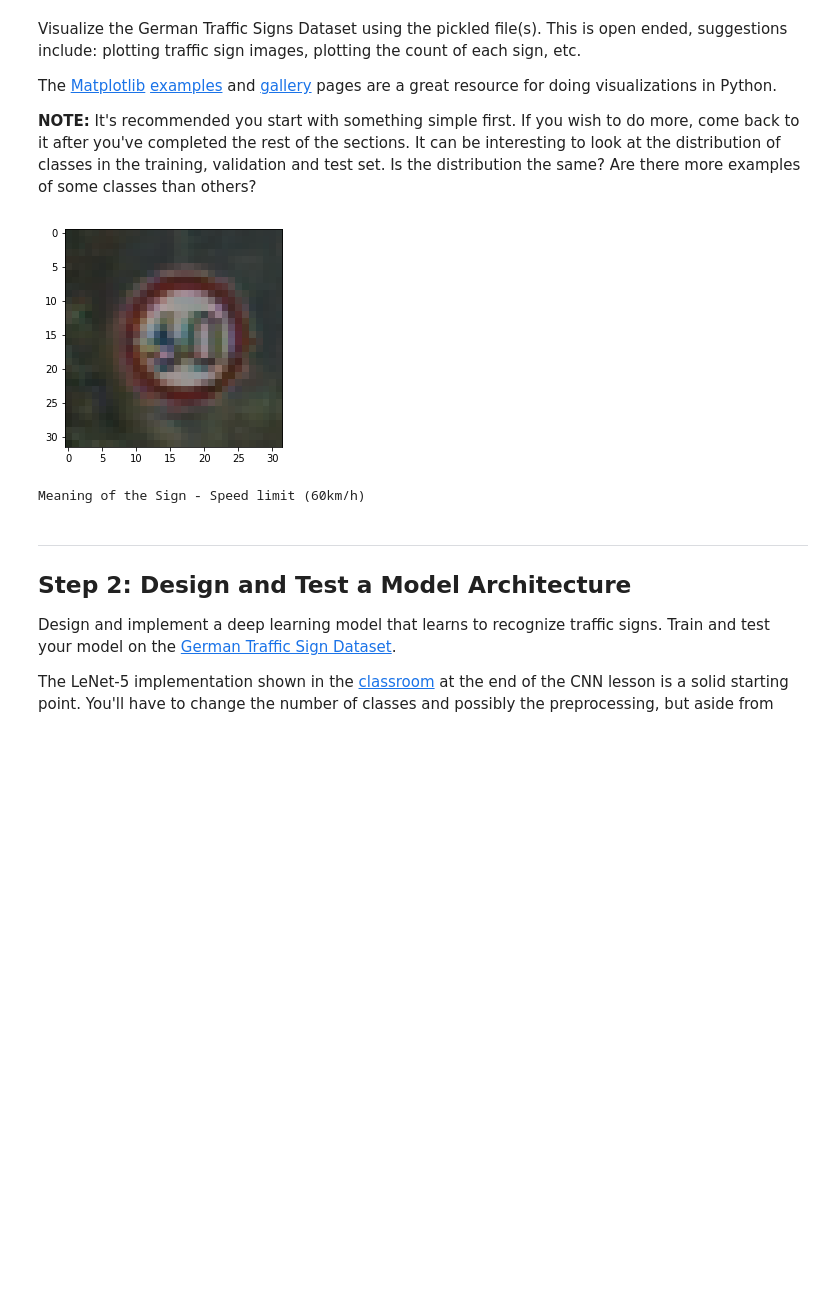
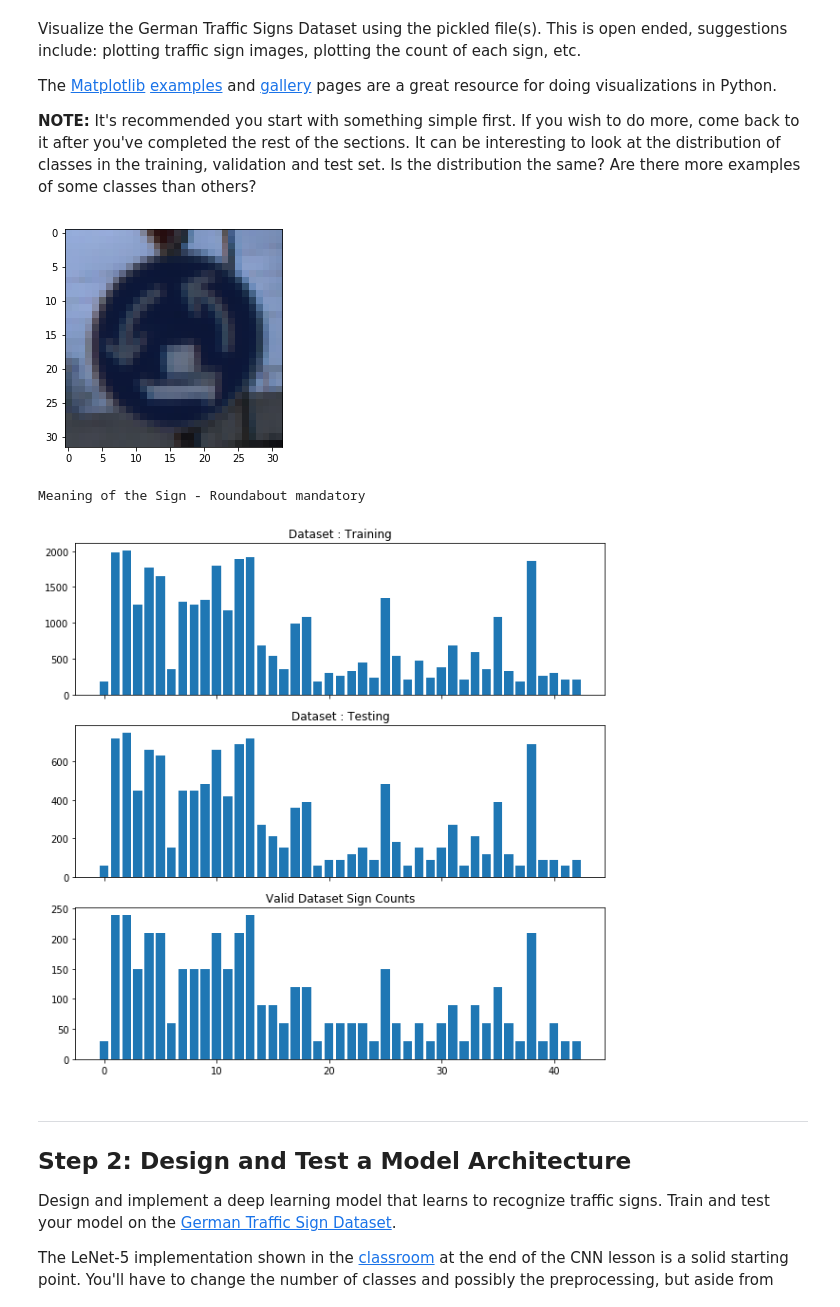
Before and after one commit to raunakdhawan/P3-Traffic_Sign_Classifier, a Jupyter notebook: Traffic_Sign_Classifier.ipynb, the cells around one changed output. Cells and saved outputs as stored; diff of their text form; code cells hidden in the pictures; blank space fills up the shorter version.

```diff
--- a/Traffic_Sign_Classifier.ipynb
+++ b/Traffic_Sign_Classifier.ipynb
@@ -123,15 +129,32 @@ The [Matplotlib](http://matplotlib.org/) [examples](http://matplotlib.org/exampl
 # %%
 ### Data exploration visualization code goes here.
 ### Feel free to use as many code cells as needed.
-import matplotlib.pyplot as plt
+
 rand_val = random.randint(0, y_train.shape[0])
 plt.imshow(X_train[rand_val])
 plt.show()
 print("Meaning of the Sign -", sign_lable_names[y_train[rand_val]])
 %matplotlib inline
+
+# Data set visualizations
+fig, plts = plt.subplots(3, 1, sharex=True, figsize=(10, 10))
+unique, counts = np.unique(y_train, return_counts=True)
+plts[0].bar(unique, counts)
+plts[0].set_title("Dataset : Training")
+
+unique, counts = np.unique(y_test, return_counts=True)
+plts[1].bar(unique, counts)
+plts[1].set_title("Dataset : Testing")
+
+unique, counts = np.unique(y_valid, return_counts=True)
+plts[2].bar(unique, counts)
+plts[2].set_title("Valid Dataset Sign Counts")
+
+plt.show()
 # %% [output]
-[figure, old version]
+[figure, new version]
-Meaning of the Sign - Speed limit (60km/h)
+Meaning of the Sign - Roundabout mandatory
+[figure, added]
 # %% [markdown]
 ----
 
```
Also changed, not shown: parts of 2 cells of this notebook, 5 other files.
